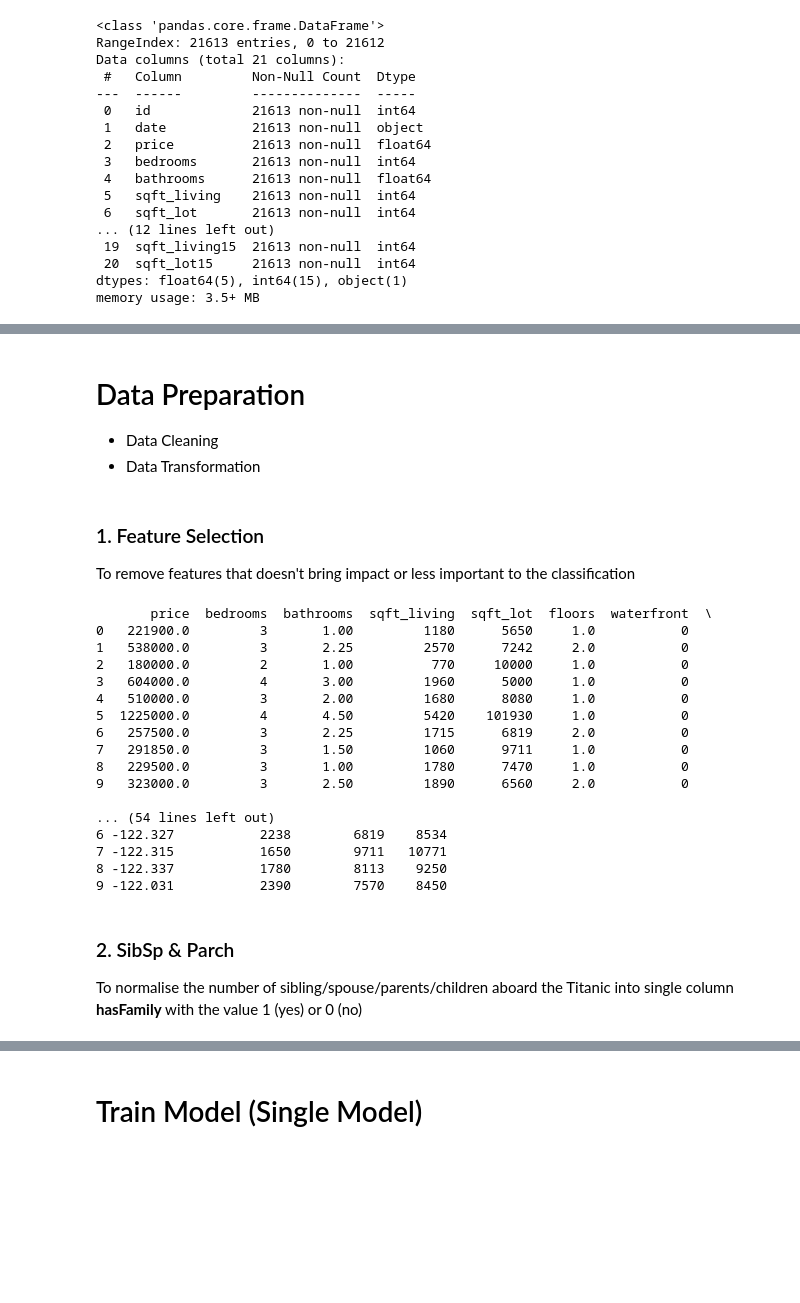
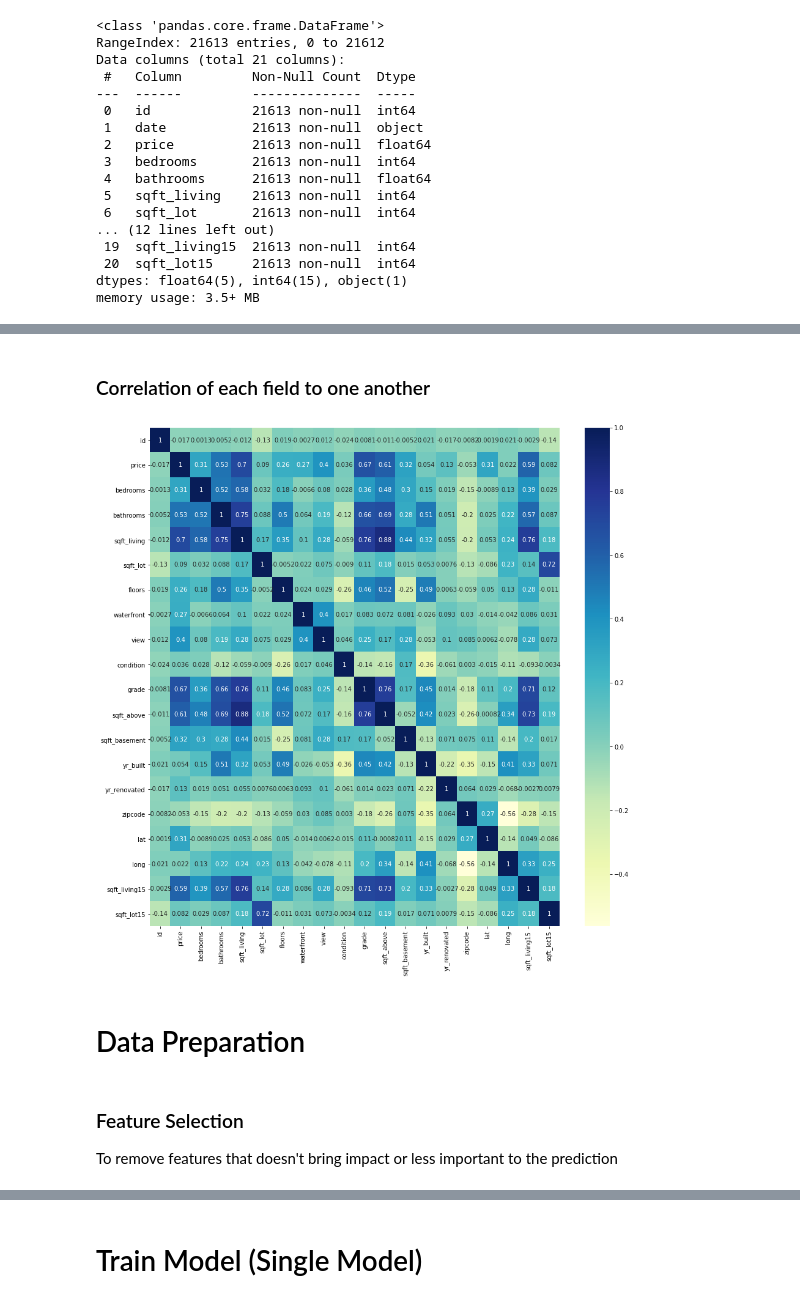
Before and after one commit to kelv-yap/sp_dsai_machine_learning, a Jupyter notebook: regression/regression.ipynb, the cells around one changed output, grey strips where cells are left out. Cells and saved outputs as stored; diff of their text form; code cells hidden in the pictures; blank space fills up the shorter version.

```diff
--- a/regression/regression.ipynb
+++ b/regression/regression.ipynb
@@ -100,6 +96,14 @@ df.describe()
+# %% [markdown]
+### Correlation of each field to one another
 # %%
 from matplotlib import pyplot as plt
-# import seaborn as sns
+import seaborn as sns
 
-# sns.pairplot(df, hue="Survived", height=2)
-# plt.show()
+plt.subplots(figsize=(15,15))
+corr = df.corr()
+sns.heatmap(corr, cmap="YlGnBu",annot=True,
+            xticklabels=corr.columns.values,
+            yticklabels=corr.columns.values)
+plt.show()
+# %% [output]
+[figure, added]
@@ -112,44 +110,6 @@ from matplotlib import pyplot as plt
 # %% [markdown]
 Data Preparation
 ==============
-* Data Cleaning
-* Data Transformation
 # %% [markdown]
-### 1. Feature Selection
-To remove features that doesn't bring impact or less important to the classification
+### Feature Selection
+To remove features that doesn't bring impact or less important to the prediction
-# %%
-df = df.drop(['id', 'date'], 1)
-df.shape
-
-print(df[:10])
-# print(df.head())
-# df["price"] = pd.to_numeric(df["price"], downcast="float")
-# df=df[['price','bedrooms','bathrooms','sqft_living','sqft_lot','floors','waterfront','view','condition','grade','yr_built']]
-
-df['sqft'] = df['sqft_living'] + df['sqft_lot']
-df = df.drop(['sqft_living', 'sqft_lot'], 1)
-
-df['bathrooms'] = np.round(df['bathrooms'])
-print(df[:10])
-# print(df.head())
-# %% [output]
-       price  bedrooms  bathrooms  sqft_living  sqft_lot  floors  waterfront  \
-0   221900.0         3       1.00         1180      5650     1.0           0
-1   538000.0         3       2.25         2570      7242     2.0           0
-2   180000.0         2       1.00          770     10000     1.0           0
-3   604000.0         4       3.00         1960      5000     1.0           0
-4   510000.0         3       2.00         1680      8080     1.0           0
-5  1225000.0         4       4.50         5420    101930     1.0           0
-6   257500.0         3       2.25         1715      6819     2.0           0
-7   291850.0         3       1.50         1060      9711     1.0           0
-8   229500.0         3       1.00         1780      7470     1.0           0
-9   323000.0         3       2.50         1890      6560     2.0           0
-
-... (54 lines left out)
-6 -122.327           2238        6819    8534
-7 -122.315           1650        9711   10771
-8 -122.337           1780        8113    9250
-9 -122.031           2390        7570    8450
-# %% [markdown]
-### 2. SibSp & Parch
-To normalise the number of sibling/spouse/parents/children aboard the Titanic into single column **hasFamily** with the value 1 (yes) or 0 (no)
```
Also changed, not shown: parts of 30 cells of this notebook, 1 other file.
